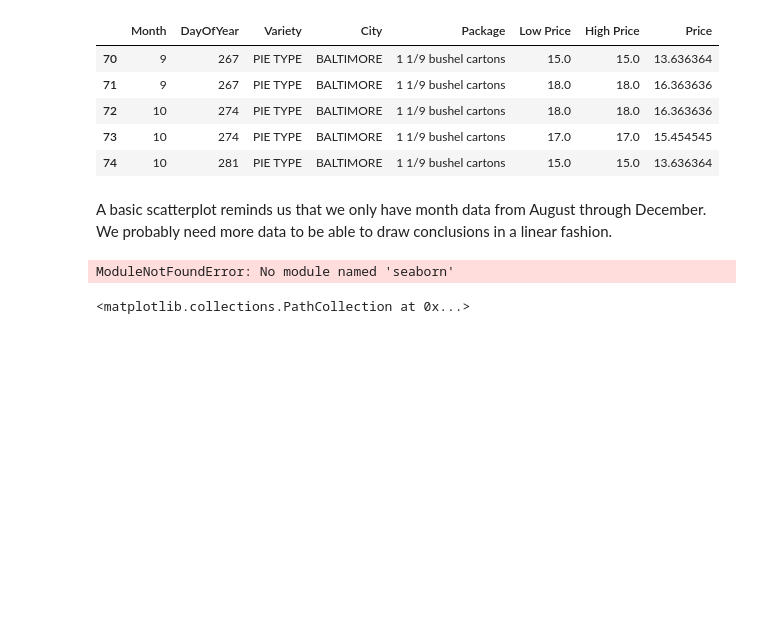
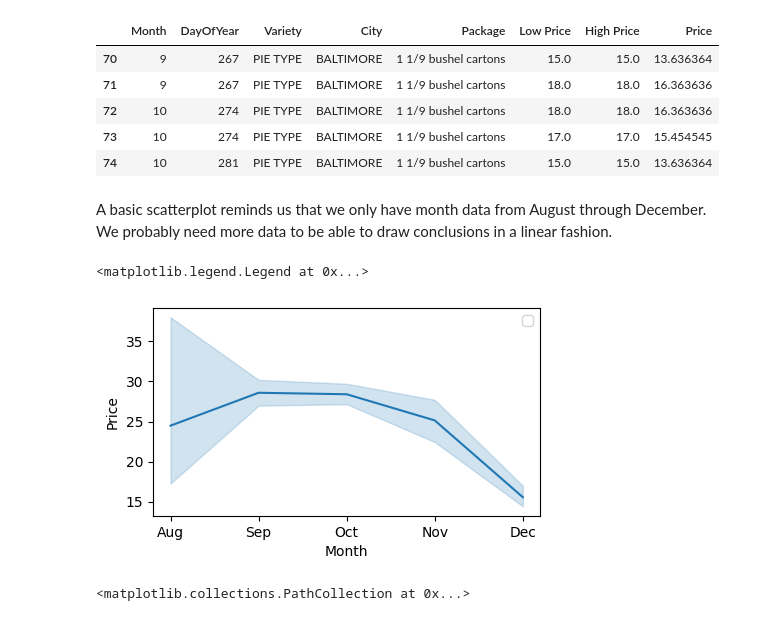
Before and after one commit to mym0404/ML-For-Beginners, a Jupyter notebook: 2-Regression/3-Linear/notebook.ipynb, the cells around one changed output. Saved outputs shown, nothing was run; the diff lists cells and outputs as text; code cells hidden in the pictures; blank space fills up the shorter version.

```diff
--- a/2-Regression/3-Linear/notebook.ipynb
+++ b/2-Regression/3-Linear/notebook.ipynb
@@ -61,10 +61,13 @@ A basic scatterplot reminds us that we only have month data from August through
 # %%
 import matplotlib.pyplot as plt
 import seaborn as sns
-sns.relplot(data=new_pumpkins)
+plt.figure(figsize=(5,2.7))
+plt.xticks([8,9,10,11,12], ['Aug', 'Sep', 'Oct', 'Nov','Dec'])
+sns.lineplot(data=new_pumpkins,x='Month',y='Price')
 plt.legend()
 # %% [output]
-ModuleNotFoundError: No module named 'seaborn'
+<matplotlib.legend.Legend at 0x...>
+[figure, added]
 # %%
 
 plt.scatter('DayOfYear','Price',data=new_pumpkins)
```
Also changed, not shown: parts of 12 cells of this notebook, 1 other file.
